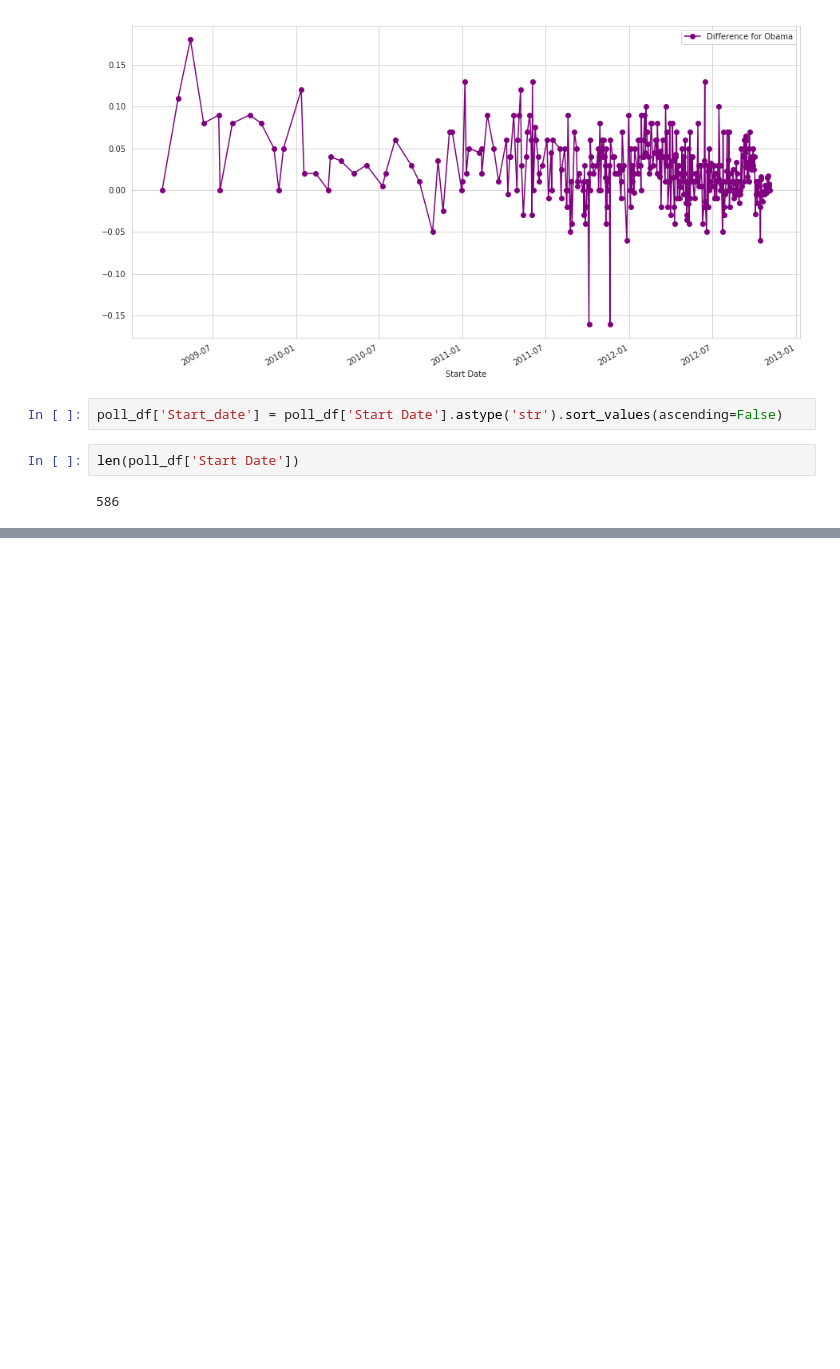
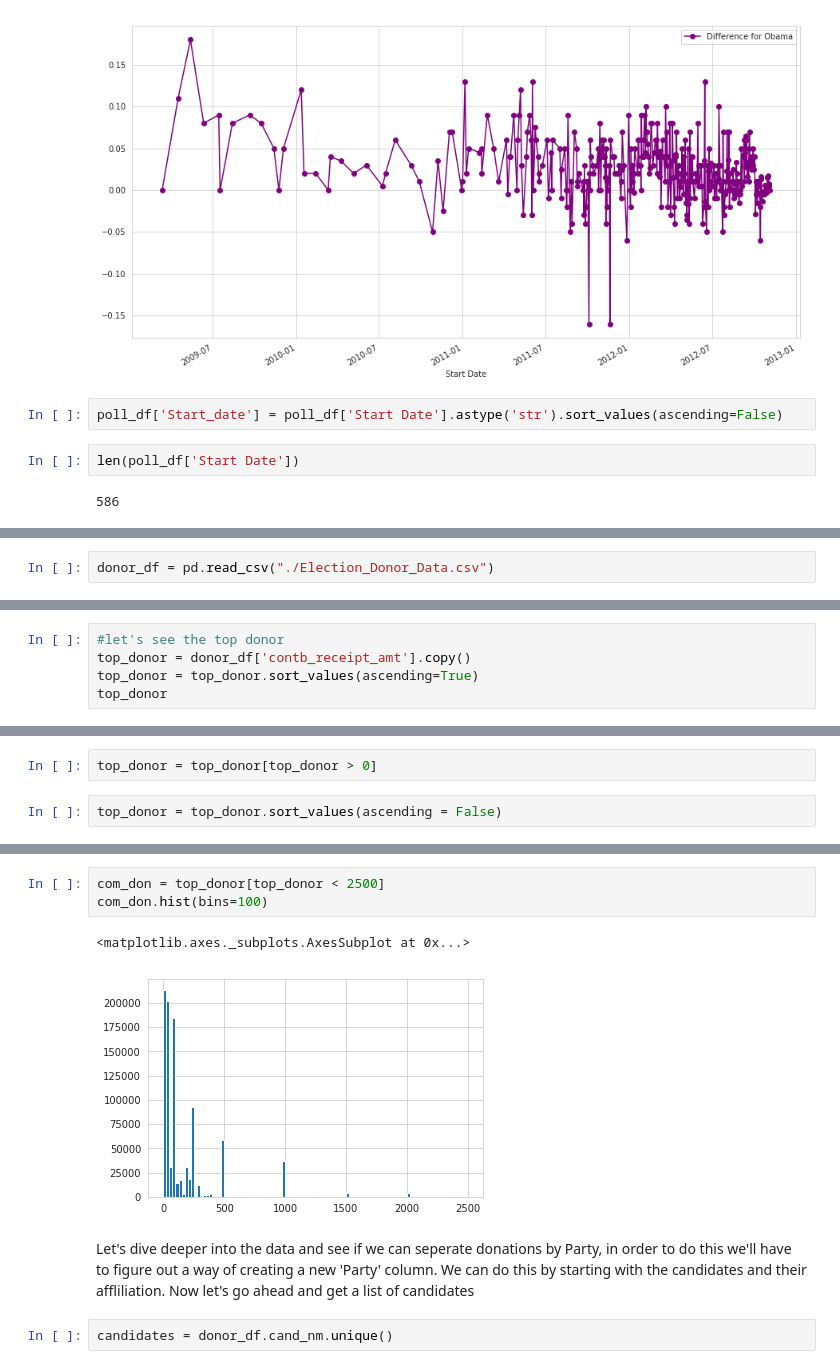
Before and after one commit to easypanda/Udemy, a Jupyter notebook: Python for Data Analysis and visualization/Election analysis - Polls and donors.ipynb, the cells around one changed output, grey strips where cells are left out. Saved outputs shown, nothing was run; the diff lists cells and outputs as text; blank space fills up the shorter version.

```diff
--- a/Python for Data Analysis and visualization/Election analysis - Polls and donors.ipynb
+++ b/Python for Data Analysis and visualization/Election analysis - Polls and donors.ipynb
@@ -231,0 +221,2 @@ ValueError: too many values to unpack (expected 2)
+# %%
+donor_df = pd.read_csv("./Election_Donor_Data.csv")
@@ -231,0 +303,5 @@ ValueError: too many values to unpack (expected 2)
+# %%
+#let's see the top donor
+top_donor = donor_df['contb_receipt_amt'].copy()
+top_donor = top_donor.sort_values(ascending=True)
+top_donor
@@ -231,0 +328,4 @@ ValueError: too many values to unpack (expected 2)
+# %%
+top_donor = top_donor[top_donor > 0]
+# %%
+top_donor = top_donor.sort_values(ascending = False)
@@ -231,0 +346,12 @@ ValueError: too many values to unpack (expected 2)
+# %%
+com_don = top_donor[top_donor < 2500]
+com_don.hist(bins=100)
+# %% [output]
+<matplotlib.axes._subplots.AxesSubplot at 0x...>
+[figure, added]
+# %% [markdown]
+
+
+Let's dive deeper into the data and see if we can seperate donations by Party, in order to do this we'll have to figure out a way of creating a new 'Party' column. We can do this by starting with the candidates and their affliliation. Now let's go ahead and get a list of candidates
+# %%
+candidates = donor_df.cand_nm.unique()
```
Also changed, not shown: parts of 38 cells of this notebook.
